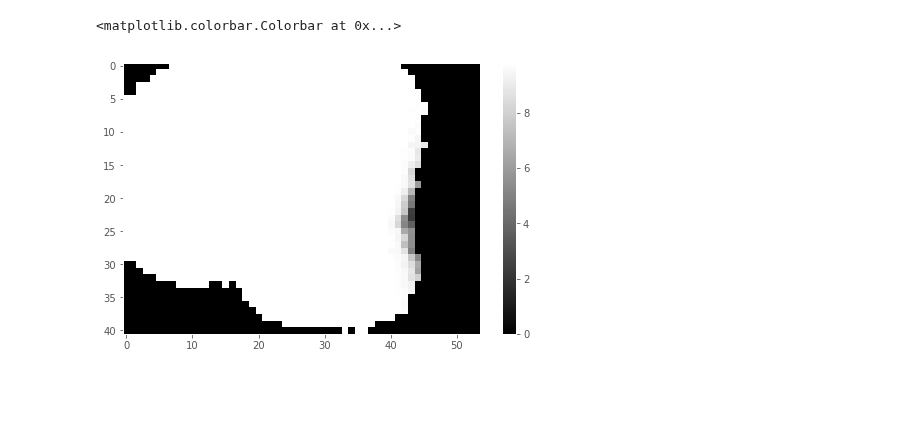
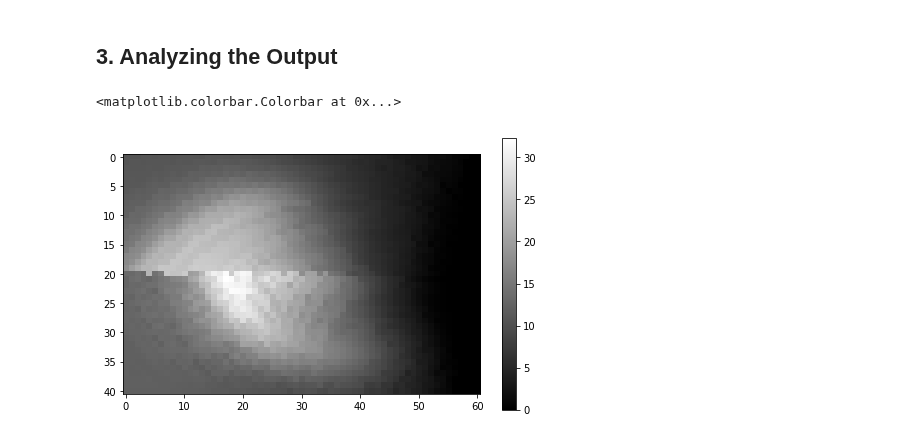
Before and after one commit to pulse2percept/pulse2percept, a Jupyter notebook: examples/notebooks/0.1-image2percept.ipynb, the cells around one changed output. Cells and saved outputs as stored; diff of their text form; code cells hidden in the pictures; blank space fills up the shorter version.

```diff
--- a/examples/notebooks/0.1-image2percept.ipynb
+++ b/examples/notebooks/0.1-image2percept.ipynb
@@ -48,9 +44,10 @@ sim.set_optic_fiber_layer(sampling=sampling, axon_lambda=axon_lambda,
 # %%
 # Set parameters of the ganglion cell layer (GCL)
 # In previous versions of the model, this used to be called `TemporalModel`.
-t_gcl = 0.01 / 1000   # Sampling step (s) for the GCL computation
-t_percept = 0.05       # Sampling step (s) for the perceptual output
-sim.set_ganglion_cell_layer(tsample=t_gcl)
+
+# Set the temporal sampling step (seconds) for all GCL computations
+t_sample = 0.01 / 1000
+sim.set_ganglion_cell_layer(tsample=t_sample)
 # %%
 sim.plot_fundus()
 plt.savefig('fundus.jpg')
@@ -62,4 +67,3 @@ import skimage.transform as sit
 # %%
 img_in = sio.imread(datafile, as_gray=True)
-img_in = img_in[20:170, 40:200]
-img_in.shape
+img_in = img_in[50:150, 40:200]
@@ -99,0 +89,2 @@ for row in img_stim:
+# %%
+stim = p2p.stimuli.image2pulsetrain(img_stim, argus, valrange=[0, 20], tsample=t_sample)
@@ -100,3 +95,3 @@ for row in img_stim:
 # %%
-percept = sim.pulse2percept(stim, t_percept=t_percept, tol=0.25, layers=['GCL', 'OFL'])
+percept = sim.pulse2percept(stim, t_percept=t_sample, tol=0.25, layers=['GCL', 'OFL'])
 # %% [output]
@@ -106,11 +101,12 @@ percept = sim.pulse2percept(stim, t_percept=t_percept, tol=0.25, layers=['GCL',
+# %% [markdown]
+## 3. Analyzing the Output
 # %%
 frame = p2p.get_brightest_frame(percept)
 # %%
-img = np.flipud(frame.data)
 plt.figure(figsize=(8, 5))
-plt.imshow(np.flipud(img), cmap='gray', vmin=0)
+plt.imshow(frame.data, cmap='gray', vmin=0)
 plt.grid('off')
 plt.colorbar()
 # %% [output]
 <matplotlib.colorbar.Colorbar at 0x...>
-[figure, old version]
+[figure, new version]
```
Also changed, not shown: parts of 23 cells of this notebook, 7 other files.
